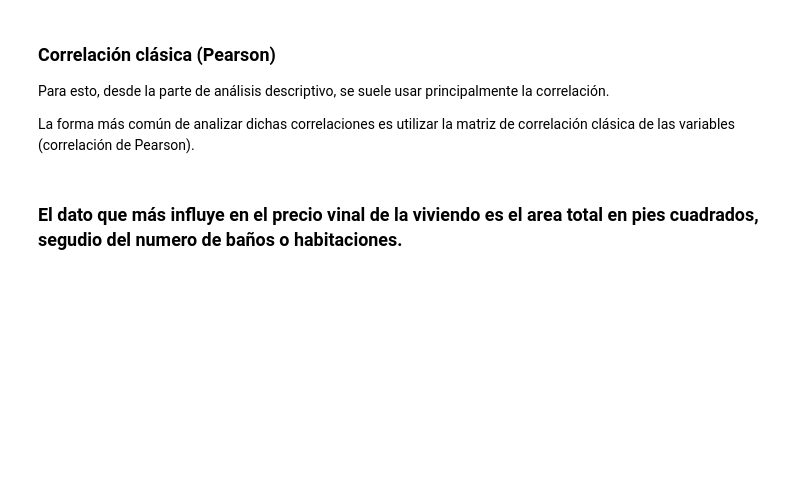
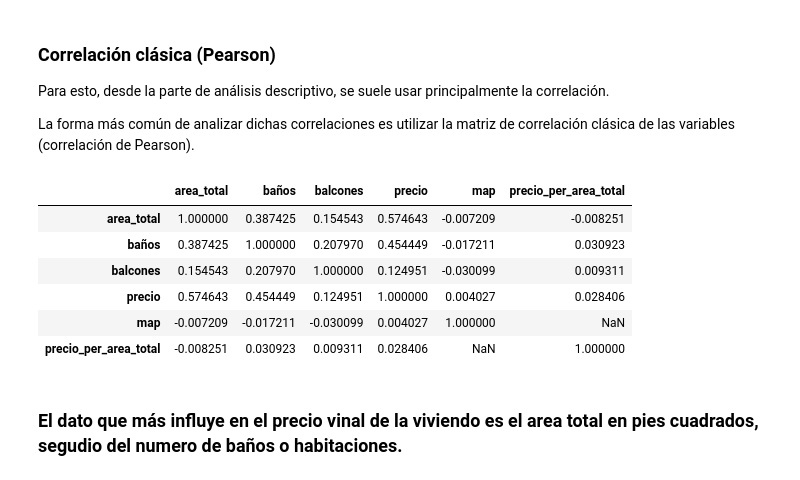
Before and after one commit to ijrios/Opus_data_analisys, a Jupyter notebook: 1_opus.ipynb, the cells around one changed output. Saved outputs shown, nothing was run; the diff lists cells and outputs as text; code cells hidden in the pictures; blank space fills up the shorter version.

```diff
--- a/1_opus.ipynb
+++ b/1_opus.ipynb
@@ -131,8 +193,16 @@ Para esto, desde la parte de análisis descriptivo, se suele usar principalmente
 
 La forma más común de analizar dichas correlaciones es utilizar la matriz de correlación clásica de las variables (correlación de Pearson).
 # %%
-dataset = dataset[['tipo_area', 'disponibilidad', 'ubicación', 'num_habitaciones', 'bhk','sociedad', 'area_total', 'baños', 'balcones', 'precio']]
+#dataset = dataset[['tipo_area', 'disponibilidad', 'ubicación', 'num_habitaciones', 'bhk','sociedad', 'area_total', 'baños', 'balcones', 'precio']]
 dataset.corr()
+# %% [output]
+|  | area_total | baños | balcones | precio | map | precio_per_area_total |
+| area_total | 1.000000 | 0.387425 | 0.154543 | 0.574643 | -0.007209 | -0.008251 |
+| baños | 0.387425 | 1.000000 | 0.207970 | 0.454449 | -0.017211 | 0.030923 |
+| balcones | 0.154543 | 0.207970 | 1.000000 | 0.124951 | -0.030099 | 0.009311 |
+| precio | 0.574643 | 0.454449 | 0.124951 | 1.000000 | 0.004027 | 0.028406 |
+| map | -0.007209 | -0.017211 | -0.030099 | 0.004027 | 1.000000 | NaN |
+| precio_per_area_total | -0.008251 | 0.030923 | 0.009311 | 0.028406 | NaN | 1.000000 |
 # %% [markdown]
 ### **El dato que más influye en el precio vinal de la viviendo es el area total en pies cuadrados, segudio del numero de baños o habitaciones.**
 # %%
```
Also changed, not shown: parts of 73 cells of this notebook, 1 other file.
